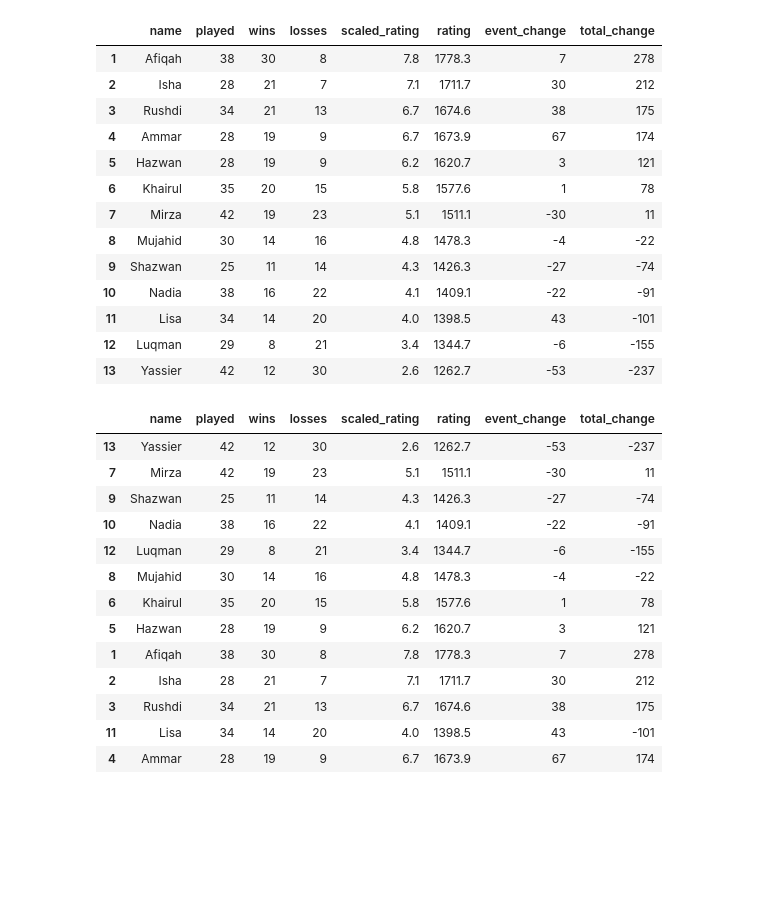
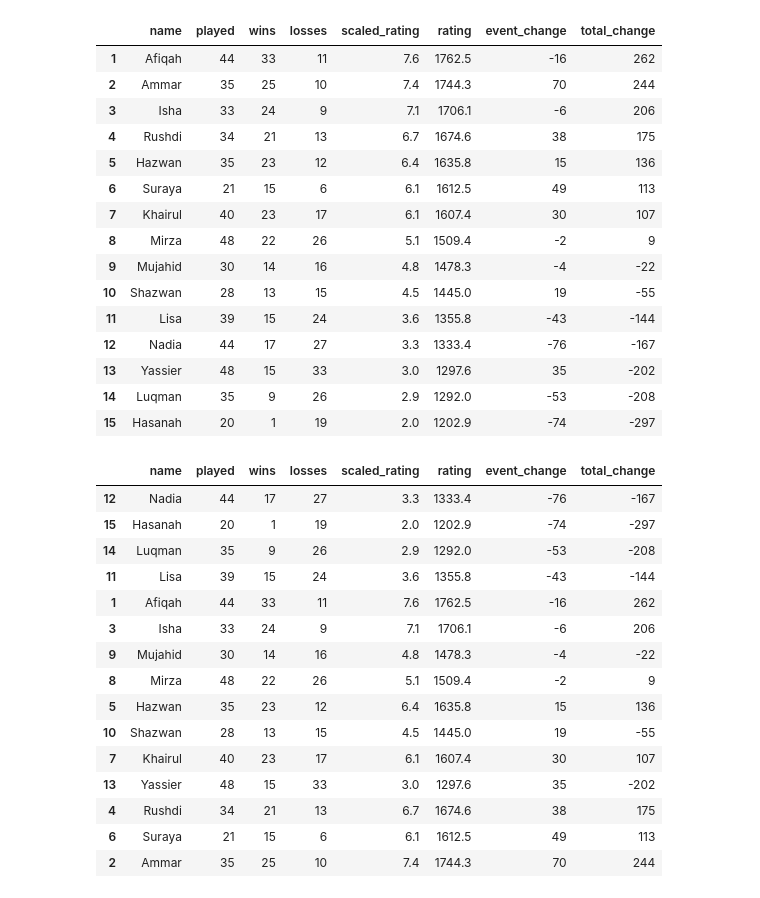
Before and after one commit to BadgerMinton/badgerminton-pipeline, a Jupyter notebook: colocate.ipynb, the cells around one changed output. Cells and saved outputs as stored; diff of their text form; code cells hidden in the pictures; blank space fills up the shorter version.

Commit message:
Colocate scores for 2024-12-05

```diff
--- a/colocate.ipynb
+++ b/colocate.ipynb
@@ -1,49 +1,52 @@
 # %%
 import pandas as pd
 
 df = pd.read_csv(
-    "https://raw.githubusercontent.com/BadgerMinton/badgerminton-data/refs/heads/main/elo-scores/2024-11-28_elo_scores.csv"
+    "https://raw.githubusercontent.com/BadgerMinton/badgerminton-data/refs/heads/main/elo-scores/2024-12-05_elo_scores.csv"
 )
 
 result_df = df[df["played"] >= 20].reset_index(drop=True)
 result_df.index = pd.RangeIndex(start=1, stop=len(result_df) + 1)
-# result_df.sort_values(by=["event_change"])
 
 display(result_df)
 # Filter based on min 20 games played
-# 28 November 2024
+# 6 December 2024
 # %% [output]
 |  | name | played | wins | losses | scaled_rating | rating | event_change | total_change |
-| 1 | Afiqah | 38 | 30 | 8 | 7.8 | 1778.3 | 7 | 278 |
-| 2 | Isha | 28 | 21 | 7 | 7.1 | 1711.7 | 30 | 212 |
-| 3 | Rushdi | 34 | 21 | 13 | 6.7 | 1674.6 | 38 | 175 |
-| 4 | Ammar | 28 | 19 | 9 | 6.7 | 1673.9 | 67 | 174 |
-| 5 | Hazwan | 28 | 19 | 9 | 6.2 | 1620.7 | 3 | 121 |
-| 6 | Khairul | 35 | 20 | 15 | 5.8 | 1577.6 | 1 | 78 |
-| 7 | Mirza | 42 | 19 | 23 | 5.1 | 1511.1 | -30 | 11 |
-| 8 | Mujahid | 30 | 14 | 16 | 4.8 | 1478.3 | -4 | -22 |
-| 9 | Shazwan | 25 | 11 | 14 | 4.3 | 1426.3 | -27 | -74 |
-| 10 | Nadia | 38 | 16 | 22 | 4.1 | 1409.1 | -22 | -91 |
-| 11 | Lisa | 34 | 14 | 20 | 4.0 | 1398.5 | 43 | -101 |
-| 12 | Luqman | 29 | 8 | 21 | 3.4 | 1344.7 | -6 | -155 |
-| 13 | Yassier | 42 | 12 | 30 | 2.6 | 1262.7 | -53 | -237 |
+| 1 | Afiqah | 44 | 33 | 11 | 7.6 | 1762.5 | -16 | 262 |
+| 2 | Ammar | 35 | 25 | 10 | 7.4 | 1744.3 | 70 | 244 |
+| 3 | Isha | 33 | 24 | 9 | 7.1 | 1706.1 | -6 | 206 |
+| 4 | Rushdi | 34 | 21 | 13 | 6.7 | 1674.6 | 38 | 175 |
+| 5 | Hazwan | 35 | 23 | 12 | 6.4 | 1635.8 | 15 | 136 |
+| 6 | Suraya | 21 | 15 | 6 | 6.1 | 1612.5 | 49 | 113 |
+| 7 | Khairul | 40 | 23 | 17 | 6.1 | 1607.4 | 30 | 107 |
+| 8 | Mirza | 48 | 22 | 26 | 5.1 | 1509.4 | -2 | 9 |
+| 9 | Mujahid | 30 | 14 | 16 | 4.8 | 1478.3 | -4 | -22 |
+| 10 | Shazwan | 28 | 13 | 15 | 4.5 | 1445.0 | 19 | -55 |
+| 11 | Lisa | 39 | 15 | 24 | 3.6 | 1355.8 | -43 | -144 |
+| 12 | Nadia | 44 | 17 | 27 | 3.3 | 1333.4 | -76 | -167 |
+| 13 | Yassier | 48 | 15 | 33 | 3.0 | 1297.6 | 35 | -202 |
+| 14 | Luqman | 35 | 9 | 26 | 2.9 | 1292.0 | -53 | -208 |
+| 15 | Hasanah | 20 | 1 | 19 | 2.0 | 1202.9 | -74 | -297 |
 # %%
 result_df.sort_values(by=["event_change"])
 # %% [output]
 |  | name | played | wins | losses | scaled_rating | rating | event_change | total_change |
-| 13 | Yassier | 42 | 12 | 30 | 2.6 | 1262.7 | -53 | -237 |
-| 7 | Mirza | 42 | 19 | 23 | 5.1 | 1511.1 | -30 | 11 |
-| 9 | Shazwan | 25 | 11 | 14 | 4.3 | 1426.3 | -27 | -74 |
-| 10 | Nadia | 38 | 16 | 22 | 4.1 | 1409.1 | -22 | -91 |
-| 12 | Luqman | 29 | 8 | 21 | 3.4 | 1344.7 | -6 | -155 |
-| 8 | Mujahid | 30 | 14 | 16 | 4.8 | 1478.3 | -4 | -22 |
-| 6 | Khairul | 35 | 20 | 15 | 5.8 | 1577.6 | 1 | 78 |
-| 5 | Hazwan | 28 | 19 | 9 | 6.2 | 1620.7 | 3 | 121 |
-| 1 | Afiqah | 38 | 30 | 8 | 7.8 | 1778.3 | 7 | 278 |
-| 2 | Isha | 28 | 21 | 7 | 7.1 | 1711.7 | 30 | 212 |
-| 3 | Rushdi | 34 | 21 | 13 | 6.7 | 1674.6 | 38 | 175 |
-| 11 | Lisa | 34 | 14 | 20 | 4.0 | 1398.5 | 43 | -101 |
-| 4 | Ammar | 28 | 19 | 9 | 6.7 | 1673.9 | 67 | 174 |
+| 12 | Nadia | 44 | 17 | 27 | 3.3 | 1333.4 | -76 | -167 |
+| 15 | Hasanah | 20 | 1 | 19 | 2.0 | 1202.9 | -74 | -297 |
+| 14 | Luqman | 35 | 9 | 26 | 2.9 | 1292.0 | -53 | -208 |
+| 11 | Lisa | 39 | 15 | 24 | 3.6 | 1355.8 | -43 | -144 |
+| 1 | Afiqah | 44 | 33 | 11 | 7.6 | 1762.5 | -16 | 262 |
+| 3 | Isha | 33 | 24 | 9 | 7.1 | 1706.1 | -6 | 206 |
+| 9 | Mujahid | 30 | 14 | 16 | 4.8 | 1478.3 | -4 | -22 |
+| 8 | Mirza | 48 | 22 | 26 | 5.1 | 1509.4 | -2 | 9 |
+| 5 | Hazwan | 35 | 23 | 12 | 6.4 | 1635.8 | 15 | 136 |
+| 10 | Shazwan | 28 | 13 | 15 | 4.5 | 1445.0 | 19 | -55 |
+| 7 | Khairul | 40 | 23 | 17 | 6.1 | 1607.4 | 30 | 107 |
+| 13 | Yassier | 48 | 15 | 33 | 3.0 | 1297.6 | 35 | -202 |
+| 4 | Rushdi | 34 | 21 | 13 | 6.7 | 1674.6 | 38 | 175 |
+| 6 | Suraya | 21 | 15 | 6 | 6.1 | 1612.5 | 49 | 113 |
+| 2 | Ammar | 35 | 25 | 10 | 7.4 | 1744.3 | 70 | 244 |
 # %%
 df.index = pd.RangeIndex(start=1, stop=len(df) + 1)
 display(df)
```
Also changed, not shown: parts of 1 cell of this notebook, 2 other files.
